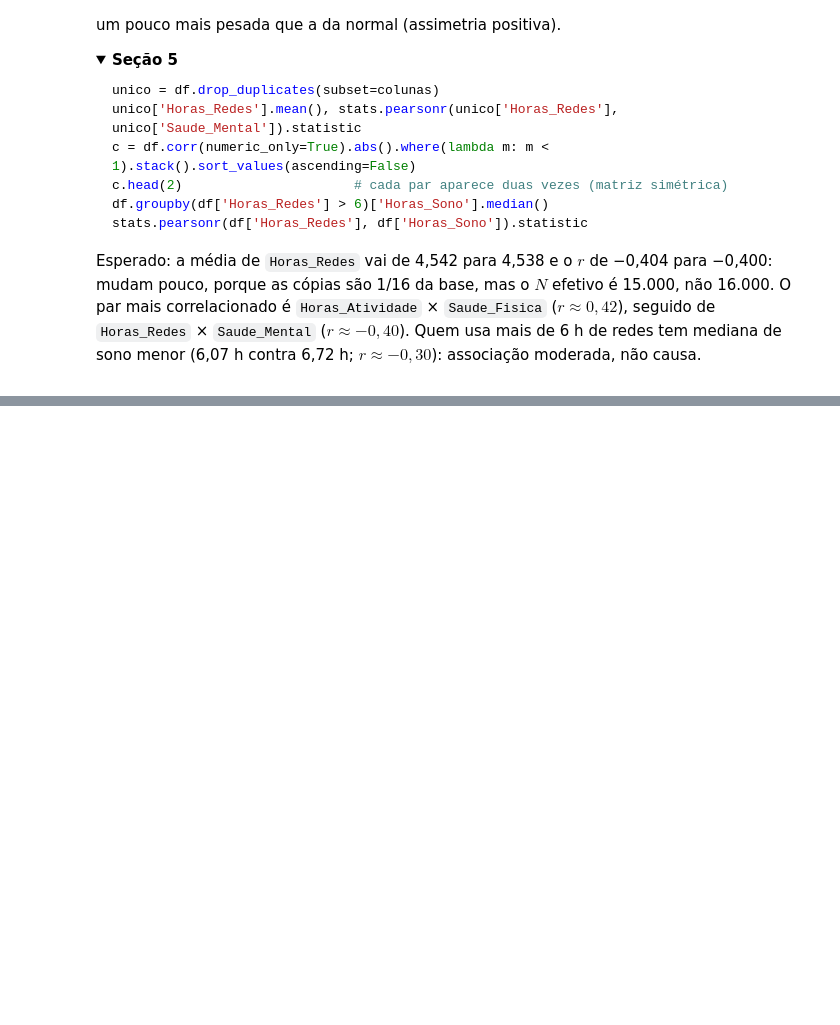
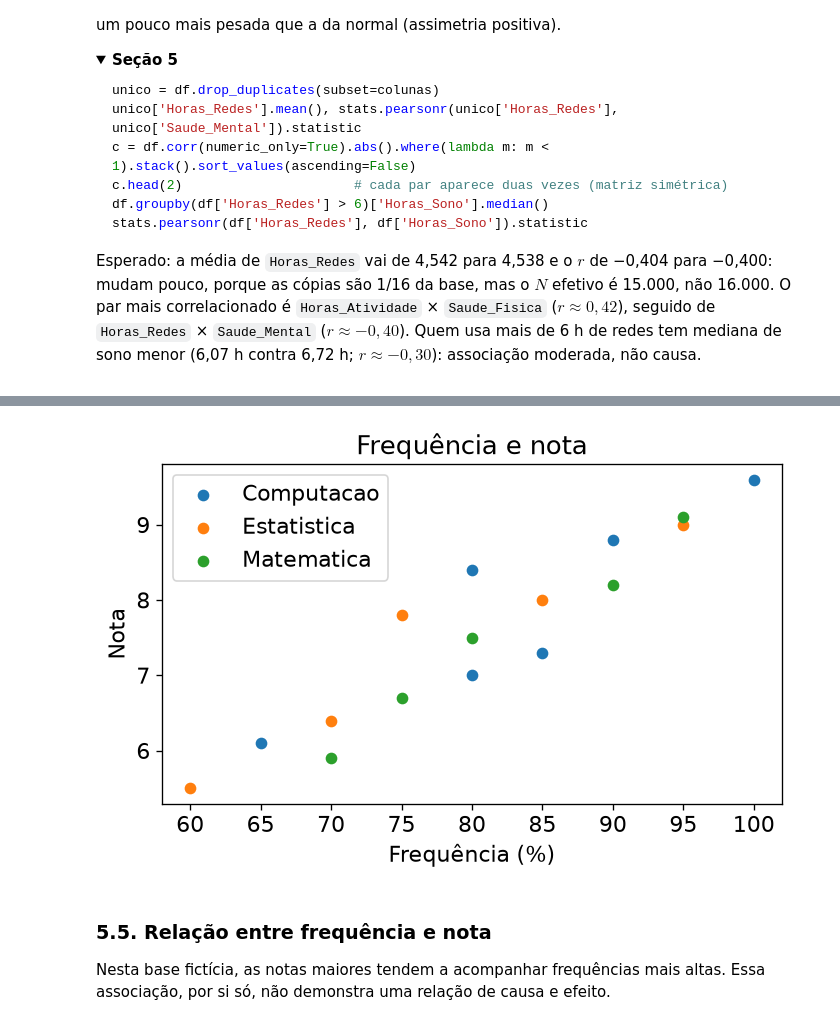
Before and after one commit to lame-ufs/EMASC-2026, a Jupyter notebook: notebooks/exemplos.ipynb, the cells around one changed output, grey strips where cells are left out. Drawn from its saved outputs; the diff is of its cells as text; code cells hidden in the pictures; folded sections open; blank space fills up the shorter version.

```diff
--- a/notebooks/exemplos.ipynb
+++ b/notebooks/exemplos.ipynb
@@ -878,0 +1275,16 @@ Aguardando o material da equipe.
+# %%
+plt.figure(figsize=(6, 4))
+for curso, grupo in df_com_notas.groupby("curso"):
+    plt.scatter(grupo["frequencia_pct"], grupo["nota"], label=curso)
+plt.title("Frequência e nota")
+plt.xlabel("Frequência (%)")
+plt.ylabel("Nota")
+plt.legend()
+plt.tight_layout()
+plt.show()
+# %% [output]
+[figure, added]
+# %% [markdown]
+### 5.5. Relação entre frequência e nota
+
+Nesta base fictícia, as notas maiores tendem a acompanhar frequências mais altas. Essa associação, por si só, não demonstra uma relação de causa e efeito.
```
Also changed, not shown: parts of 50 cells of this notebook, 2 other files.
